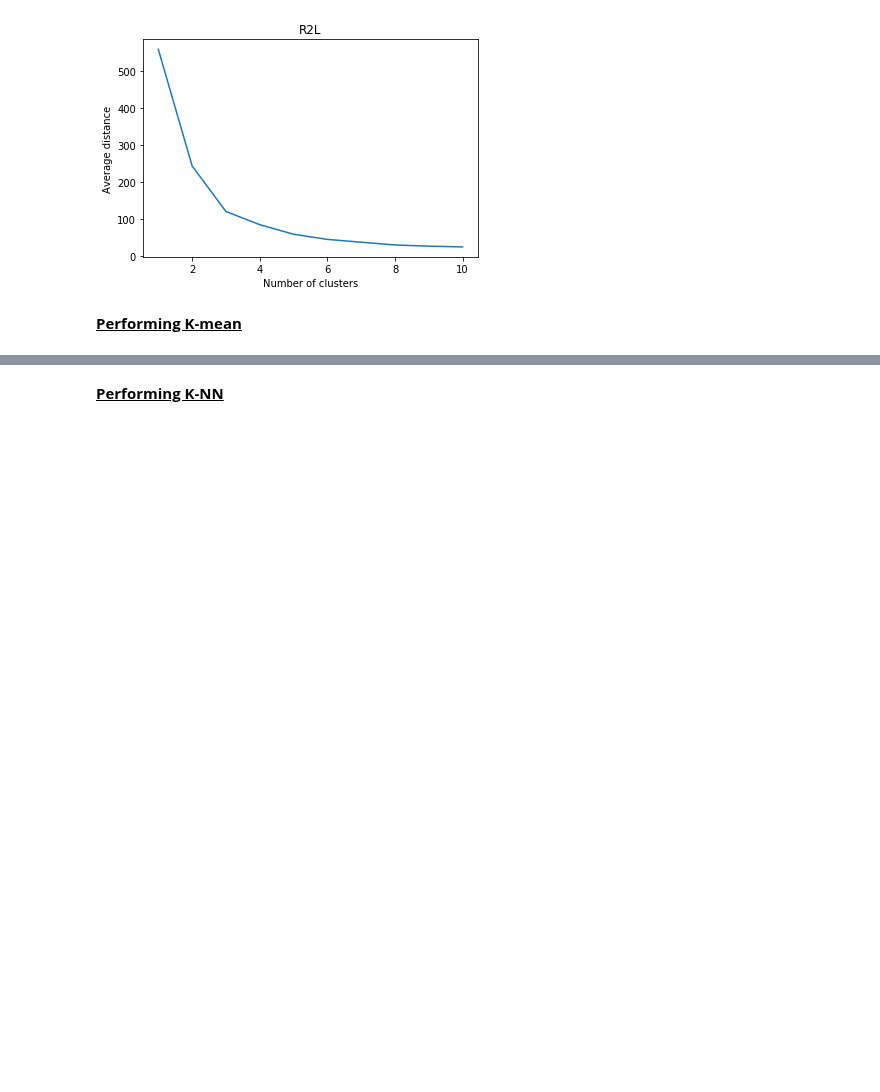
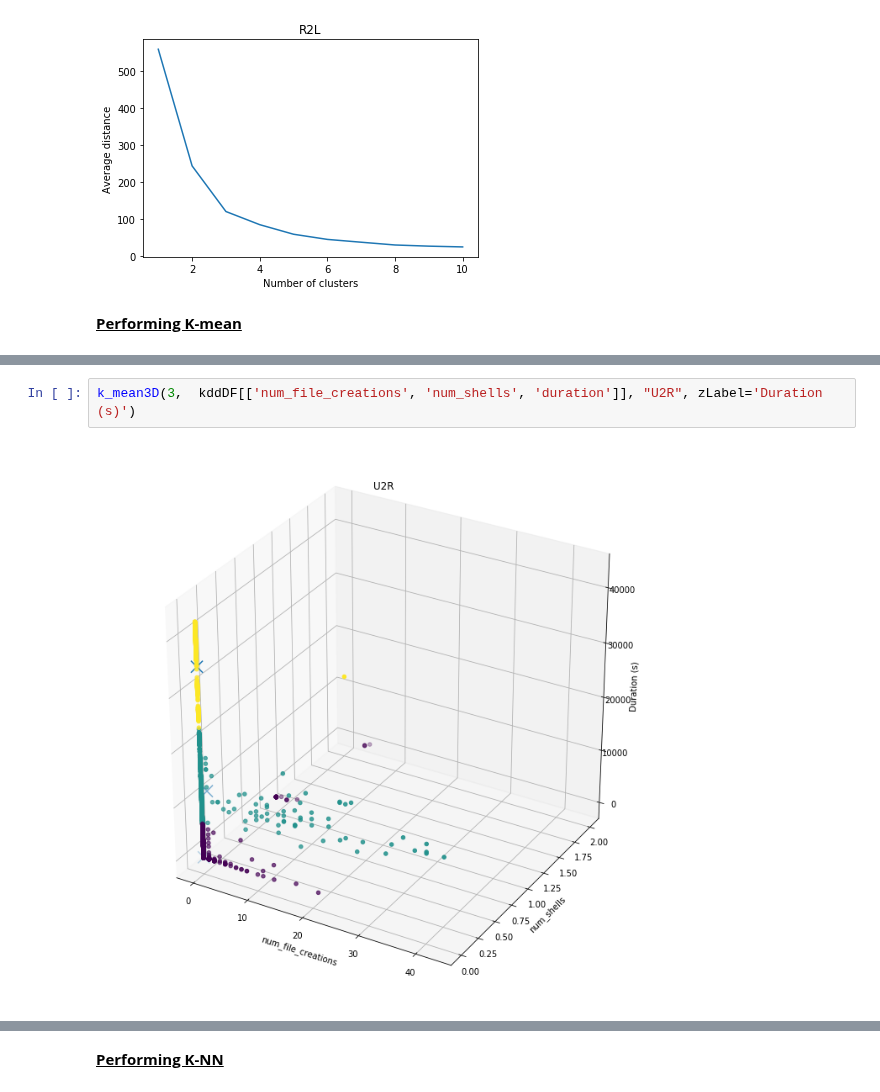
Before and after one commit to BaiKongQue/CSCI-191T_Security_Group, a Jupyter notebook: Security Group Project.ipynb, the cells around one changed output, grey strips where cells are left out. Drawn from its saved outputs; the diff is of its cells as text; blank space fills up the shorter version.

```diff
--- a/Security Group Project.ipynb
+++ b/Security Group Project.ipynb
@@ -167,4 +176,8 @@ k_mean(3, kddDF[['num_file_creations', 'num_shells']], "U2R")
 [figure]
+# %%
+k_mean3D(3,  kddDF[['num_file_creations', 'num_shells', 'duration']], "U2R", zLabel='Duration (s)')
+# %% [output]
+[figure, added]
 # %%
 k_mean(3, kddDF[['duration', 'num_failed_logins']], "R2L", "Duration (s)")
 # %% [output]
```
Also changed, not shown: parts of 9 cells of this notebook.
